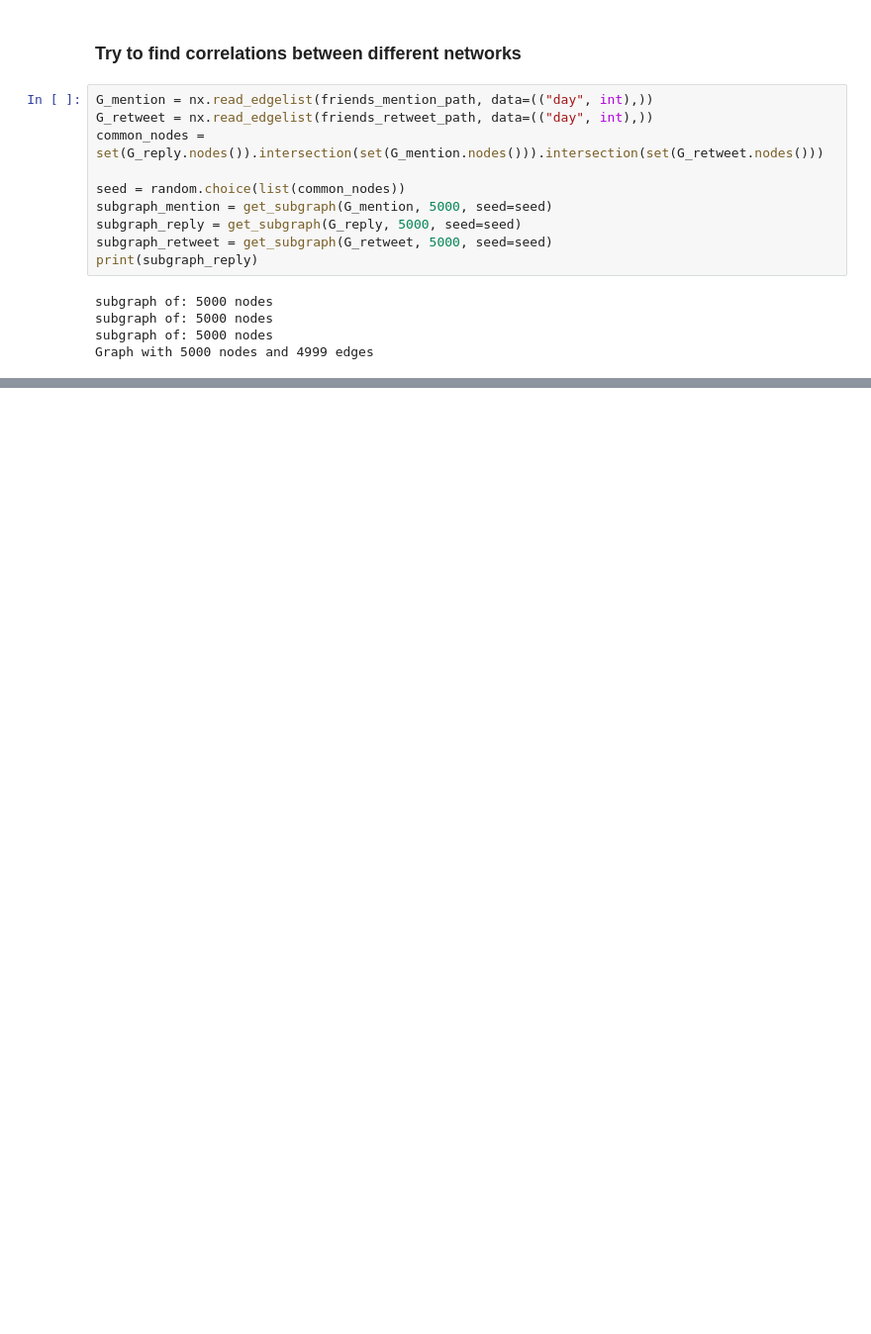
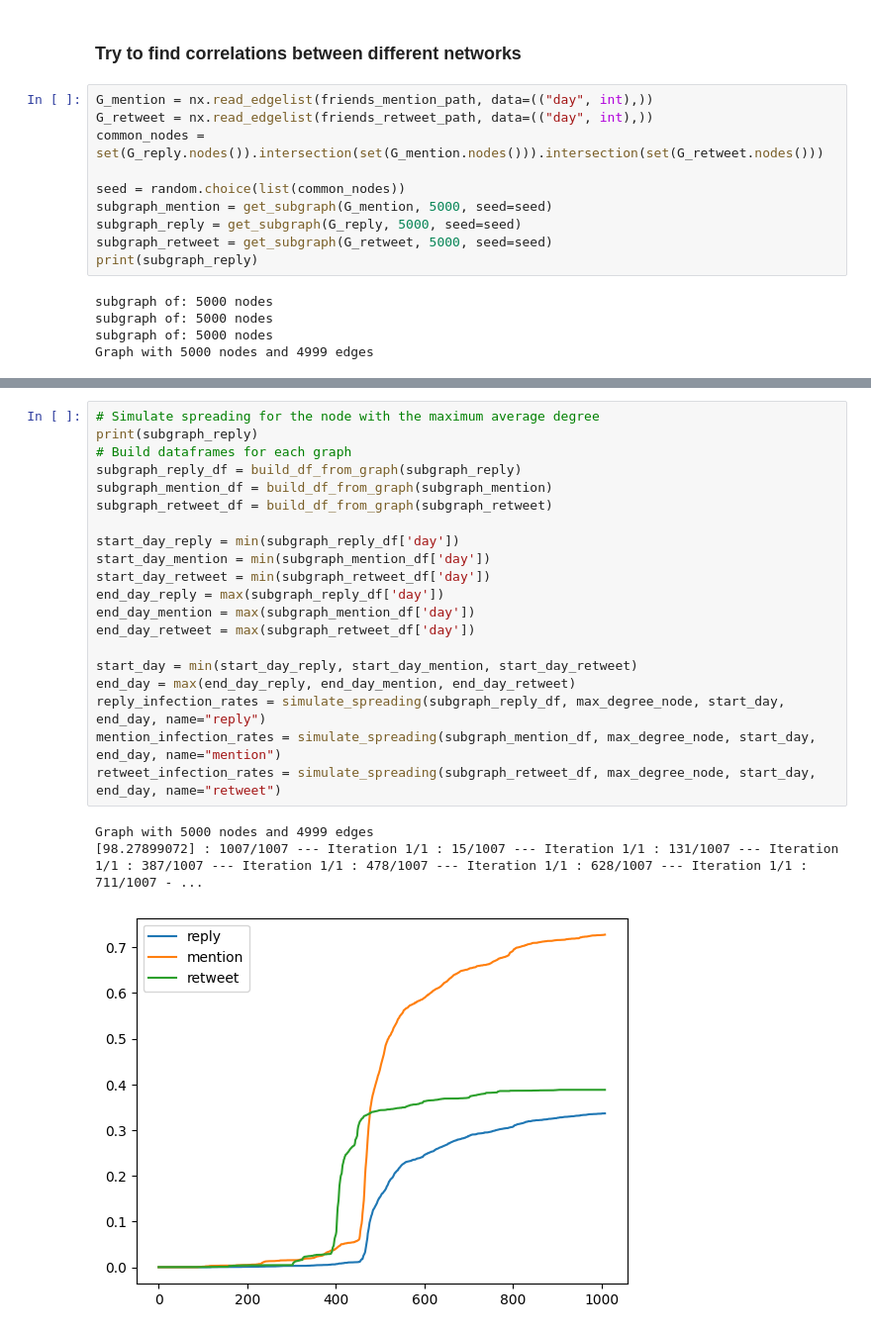
Before and after one commit to francescoopiccoli/higgs-twitter-network-science, a Jupyter notebook: src/process.ipynb, the cells around one changed output, grey strips where cells are left out. Shown at 99% size. Cells and saved outputs as stored; diff of their text form; blank space fills up the shorter version.

Commit message:
Add cross-correlation calculation and improved spreading simulation

```diff
--- a/src/process.ipynb
+++ b/src/process.ipynb
@@ -403,0 +503,24 @@ Correlation between retweet and mention degrees: 0.9190546794111901
+# %%
+# Simulate spreading for the node with the maximum average degree
+print(subgraph_reply)
+# Build dataframes for each graph
+subgraph_reply_df = build_df_from_graph(subgraph_reply)
+subgraph_mention_df = build_df_from_graph(subgraph_mention)
+subgraph_retweet_df = build_df_from_graph(subgraph_retweet)
+
+start_day_reply = min(subgraph_reply_df['day'])
+start_day_mention = min(subgraph_mention_df['day'])
+start_day_retweet = min(subgraph_retweet_df['day'])
+end_day_reply = max(subgraph_reply_df['day'])
+end_day_mention = max(subgraph_mention_df['day'])
+end_day_retweet = max(subgraph_retweet_df['day'])
+
+start_day = min(start_day_reply, start_day_mention, start_day_retweet)
+end_day = max(end_day_reply, end_day_mention, end_day_retweet)
+reply_infection_rates = simulate_spreading(subgraph_reply_df, max_degree_node, start_day, end_day, name="reply")
+mention_infection_rates = simulate_spreading(subgraph_mention_df, max_degree_node, start_day, end_day, name="mention")
+retweet_infection_rates = simulate_spreading(subgraph_retweet_df, max_degree_node, start_day, end_day, name="retweet")
+# %% [output]
+Graph with 5000 nodes and 4999 edges
+[98.27899072] : 1007/1007 --- Iteration 1/1 : 15/1007 --- Iteration 1/1 : 131/1007 --- Iteration 1/1 : 387/1007 --- Iteration 1/1 : 478/1007 --- Iteration 1/1 : 628/1007 --- Iteration 1/1 : 711/1007 - ...
+[figure, added]
```
Also changed, not shown: parts of 6 cells of this notebook.
